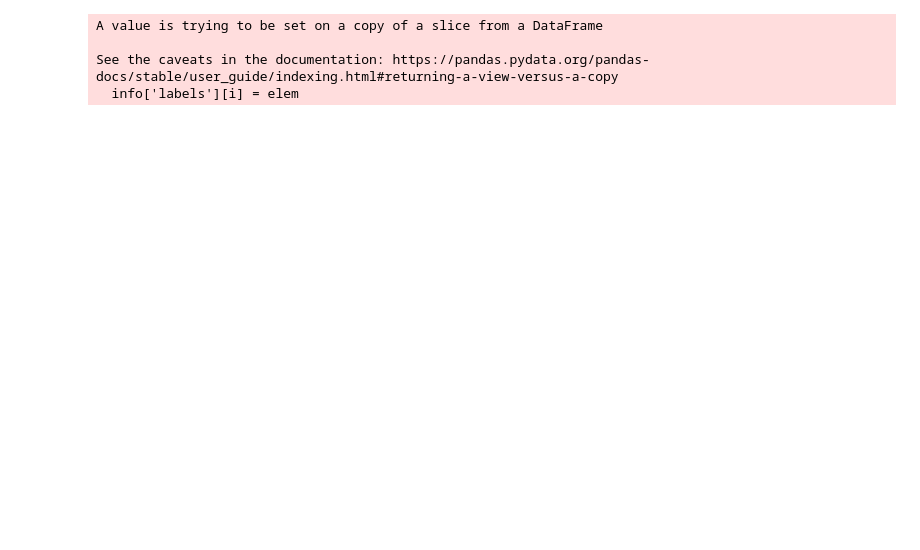
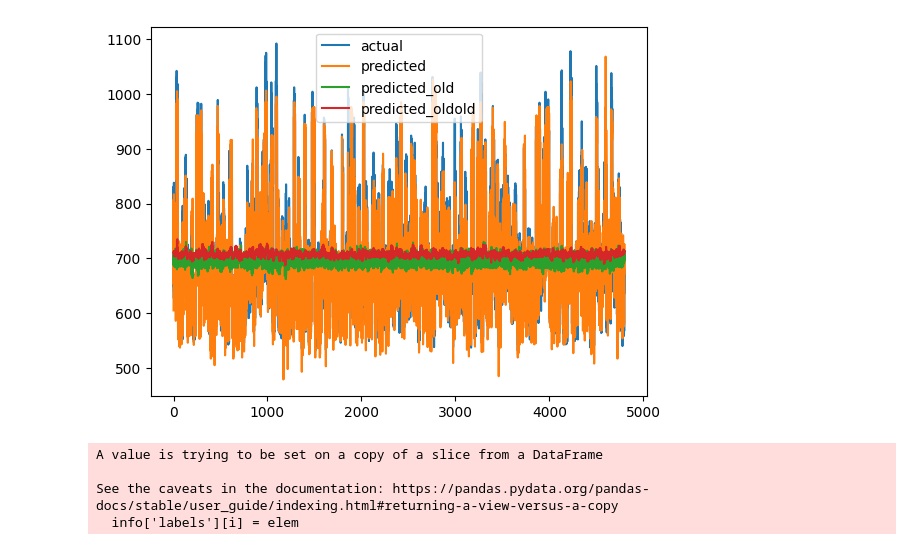
Before and after one commit to gmpal/apartments_energy, a Jupyter notebook: regression.ipynb, the cells around one changed output. Drawn from its saved outputs; the diff is of its cells as text; code cells hidden in the pictures; blank space fills up the shorter version.

```diff
--- a/regression.ipynb
+++ b/regression.ipynb
@@ -27,3 +19,30 @@ with open('./batch1/predicted.pkl', 'rb') as f:
+# %%
+with open('./batch1/actual.pkl', 'rb') as f:
+    dgl_actual = pickle.load(f)
+
+with open('./batch1/predicted.pkl', 'rb') as f:
+    dgl_predicted = pickle.load(f)
+
+with open('./old/actual.pkl', 'rb') as f:
+    dgl_actual_old = pickle.load(f)
+
+with open('./old/predicted.pkl', 'rb') as f:
+    dgl_predicted_old = pickle.load(f)
+
+with open('./oldold/actual.pkl', 'rb') as f:
+    dgl_actual_oldold = pickle.load(f)
+
+with open('./oldold/predicted.pkl', 'rb') as f:
+    dgl_predicted_oldold = pickle.load(f)
+# %%
+plt.plot(dgl_actual, label='actual')
+plt.plot(dgl_predicted, label='predicted')
+plt.plot(dgl_predicted_old, label='predicted_old')
+plt.plot(dgl_predicted_oldold, label='predicted_oldold')
+plt.legend()
+plt.show()
+# %% [output]
+[figure, added]
 # %%
 # read info.csv
 info = pd.read_csv('./data/info.csv')
```
Also changed, not shown: parts of 3 cells of this notebook.
